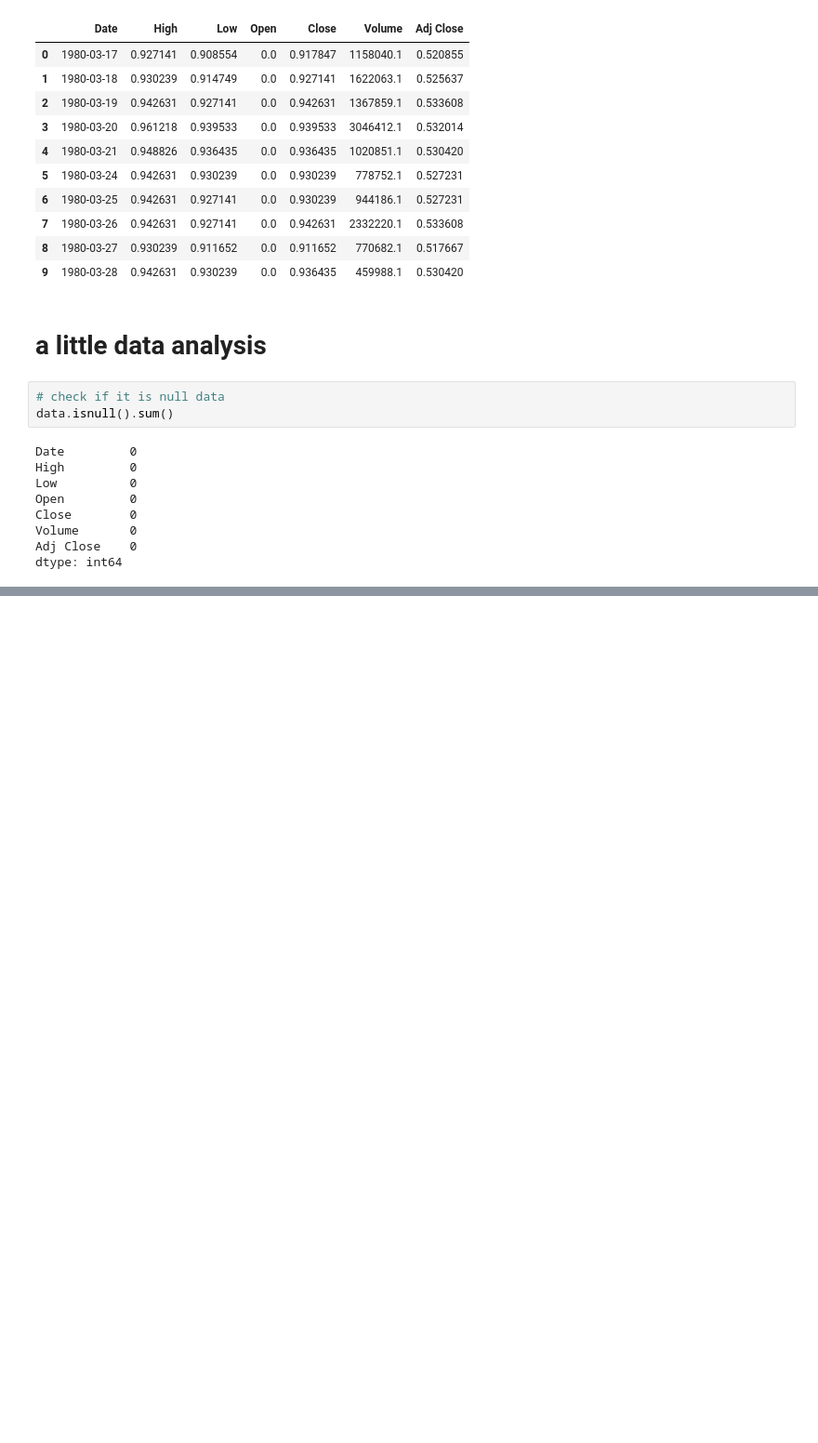
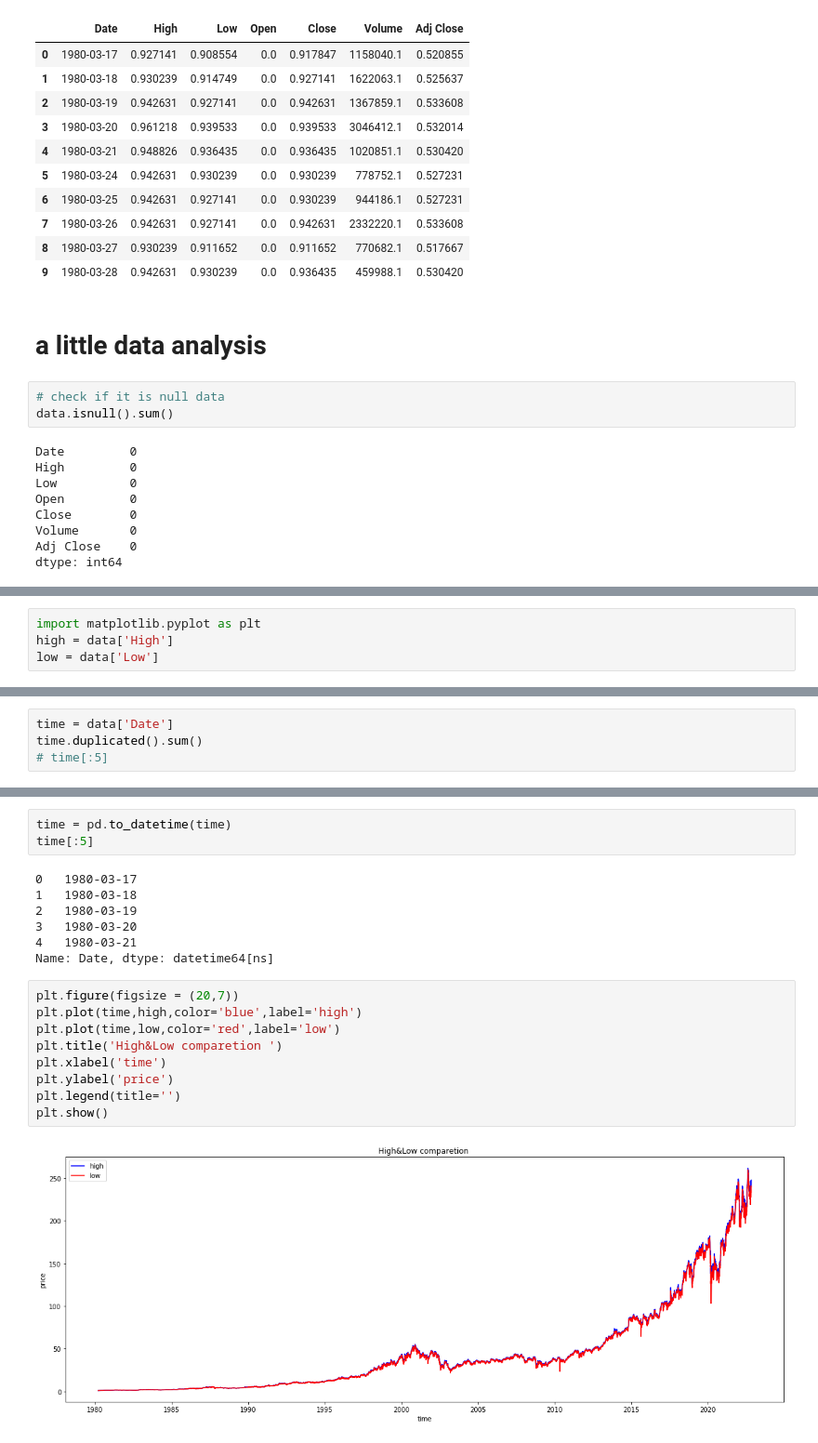
Before and after one commit to danyow-cheung/kaggle_practise, a Jupyter notebook: stock/stock-prediction-lstm.ipynb, the cells around one changed output, grey strips where cells are left out. Shown at 93% size. Drawn from its saved outputs; the diff is of its cells as text; blank space fills up the shorter version.

```diff
--- a/stock/stock-prediction-lstm.ipynb
+++ b/stock/stock-prediction-lstm.ipynb
@@ -62,0 +56,4 @@ TypeError: '<' not supported between instances of 'str' and 'int'
+# %%
+import matplotlib.pyplot as plt
+high = data['High']
+low = data['Low']
@@ -62,0 +62,4 @@ TypeError: '<' not supported between instances of 'str' and 'int'
+# %%
+time = data['Date']
+time.duplicated().sum()
+# time[:5]
@@ -62,0 +77,21 @@ TypeError: '<' not supported between instances of 'str' and 'int'
+# %%
+time = pd.to_datetime(time)
+time[:5]
+# %% [output]
+0   1980-03-17
+1   1980-03-18
+2   1980-03-19
+3   1980-03-20
+4   1980-03-21
+Name: Date, dtype: datetime64[ns]
+# %%
+plt.figure(figsize = (20,7))
+plt.plot(time,high,color='blue',label='high')
+plt.plot(time,low,color='red',label='low')
+plt.title('High&Low comparetion ')
+plt.xlabel('time')
+plt.ylabel('price')
+plt.legend(title='')
+plt.show()
+# %% [output]
+[figure, added]
```
Also changed, not shown: parts of 23 cells of this notebook.
